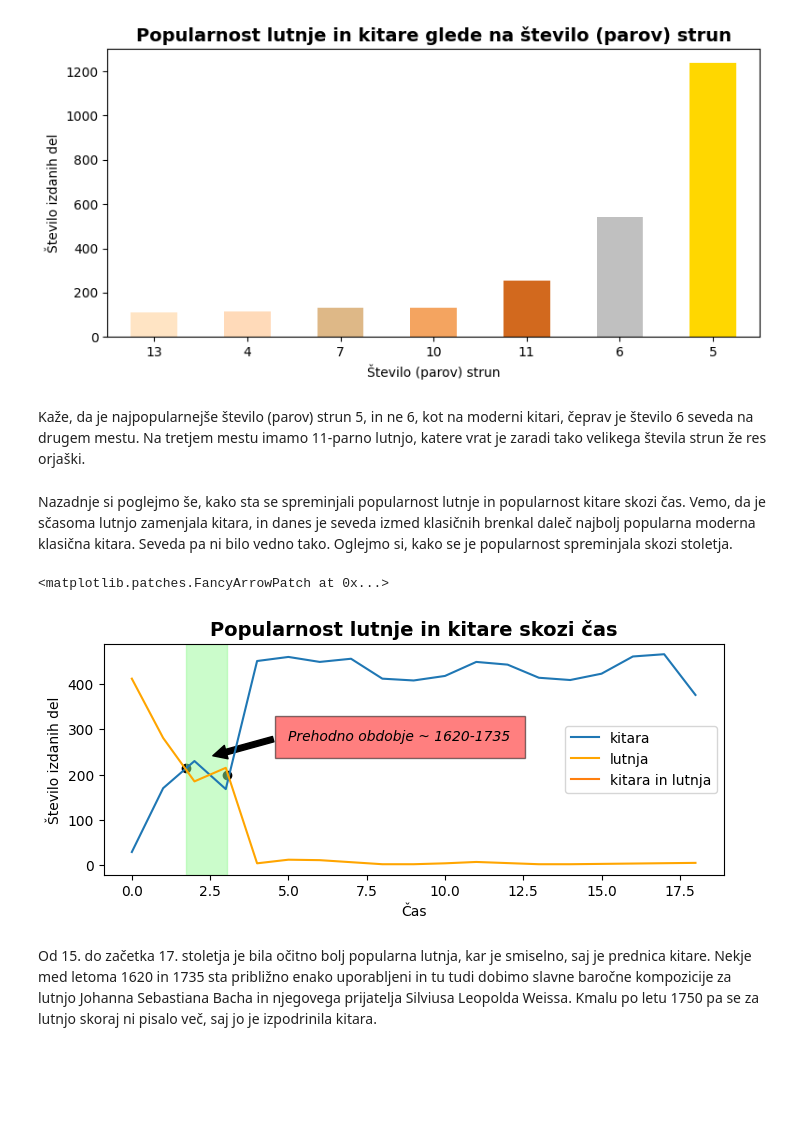
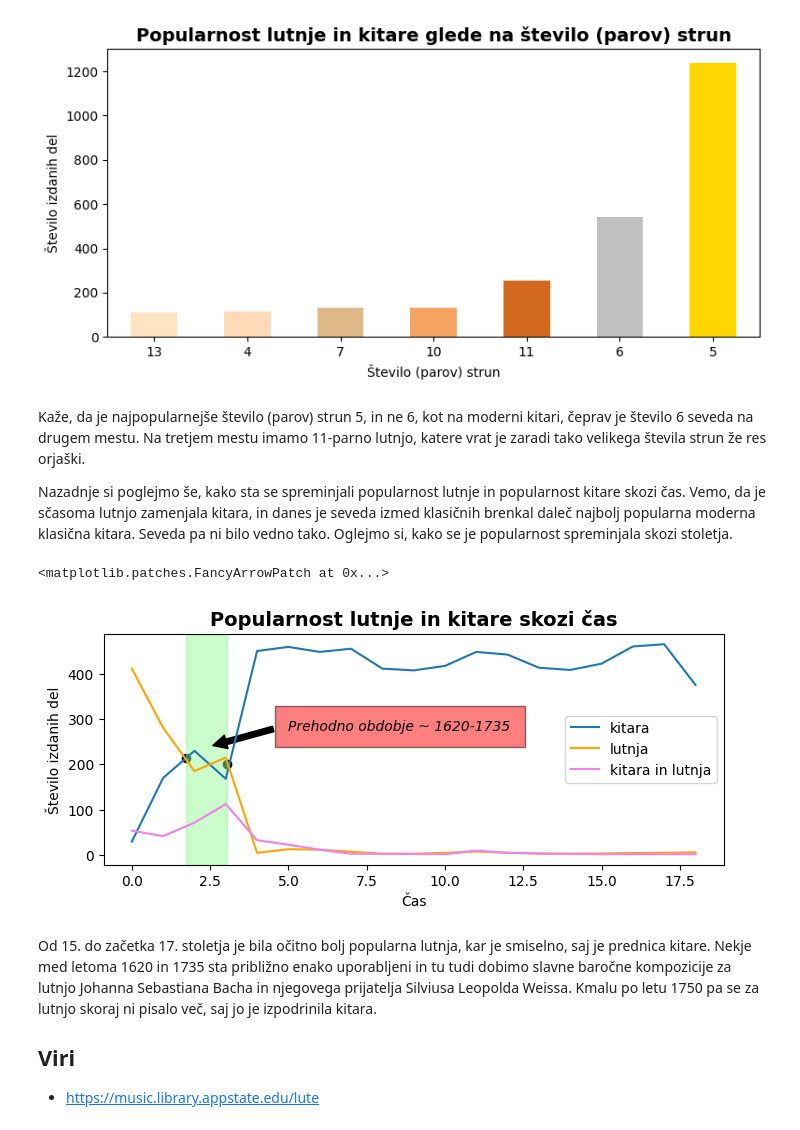
Before and after one commit to matijaskrt/uvp-seminarska-naloga, a Jupyter notebook: analiza.ipynb, the cells around one changed output. Saved outputs shown, nothing was run; the diff lists cells and outputs as text; code cells hidden in the pictures; blank space fills up the shorter version.

```diff
--- a/analiza.ipynb
+++ b/analiza.ipynb
@@ -211,34 +208,36 @@ plt.xticks(rotation=0)
 [figure]
 # %% [markdown]
 Kaže, da je najpopularnejše število (parov) strun 5, in ne 6, kot na moderni kitari, čeprav je število 6 seveda na drugem mestu. Na tretjem mestu imamo 11-parno lutnjo, katere vrat je zaradi tako velikega števila strun že res orjaški.
+
+Nazadnje si poglejmo še, kako sta se spreminjali popularnost lutnje in popularnost kitare skozi čas. Vemo, da je sčasoma lutnjo zamenjala kitara, in danes je seveda izmed klasičnih brenkal daleč najbolj popularna moderna klasična kitara. Seveda pa ni bilo vedno tako. Oglejmo si, kako se je popularnost spreminjala skozi stoletja.
-# %% [markdown]
-Nazadnje si poglejmo še, kako sta se spreminjali popularnost lutnje in popularnost kitare skozi čas. Vemo, da je sčasoma lutnjo zamenjala kitara, in danes je seveda izmed klasičnih brenkal daleč najbolj popularna moderna klasična kitara. Seveda pa ni bilo vedno tako. Oglejmo si, kako se je popularnost spreminjala skozi stoletja.
 # %%
 fig, ax = plt.subplots(1, figsize= (8,3))
 plt.title("Popularnost lutnje in kitare skozi čas", fontsize=14, weight="bold")
 plt.scatter(3.05,200, color= "black")
 plt.scatter(1.72,214, color= "black")
 
 kitara_čas = podatki[podatki.INSTRUMENT == "guitar"].groupby("ČAS").size().plot(
     ax=ax, label = "kitara", legend = True)
 
 lutnja_čas = podatki[podatki.INSTRUMENT == "lute"].groupby("ČAS").size().plot(
     ax=ax, label = "lutnja", legend = True, color="orange")
 
-kitara_in_lutnja_čas = podatki[podatki.INSTRUMENT == "guitar, lute"].groupby("ČAS").size().plot(
-    ax=ax, label = "kitara in lutnja", legend = True)
+kitara_in_lutnja_čas = podatki[podatki.INSTRUMENT == "drugo"].groupby("ČAS").size().plot(
+    ax=ax, label = "kitara in lutnja", legend = True, color="violet")
 
 
 ax.text(5, 275, "Prehodno obdobje ~ 1620-1735", style="italic",
         bbox={"facecolor": "red", "alpha": 0.5, "pad": 10})
 ax.axvspan(1.72, 3.05, alpha=0.5, color="palegreen")
 ax.set(ylabel= "Število izdanih del", xlabel="Čas")
 
-puščica = (mpatches.FancyArrowPatch((4.6, 280), (2.5,240),
-                                 mutation_scale=20, color="black"))
-ax.add_patch(puščica)
+puscica = (mpatches.FancyArrowPatch((4.6, 280), (2.5,240), mutation_scale=20, color="black"))
+ax.add_patch(puscica)
 # %% [output]
 <matplotlib.patches.FancyArrowPatch at 0x...>
-[figure, old version]
+[figure, new version]
 # %% [markdown]
 Od 15. do začetka 17. stoletja je bila očitno bolj popularna lutnja, kar je smiselno, saj je prednica kitare. Nekje med letoma 1620 in 1735 sta približno enako uporabljeni in tu tudi dobimo slavne baročne kompozicije za lutnjo Johanna Sebastiana Bacha in njegovega prijatelja Silviusa Leopolda Weissa. Kmalu po letu 1750 pa se za lutnjo skoraj ni pisalo več, saj jo je izpodrinila kitara.
+
+## Viri
+- https://music.library.appstate.edu/lute
```
Also changed, not shown: parts of 4 cells of this notebook.
